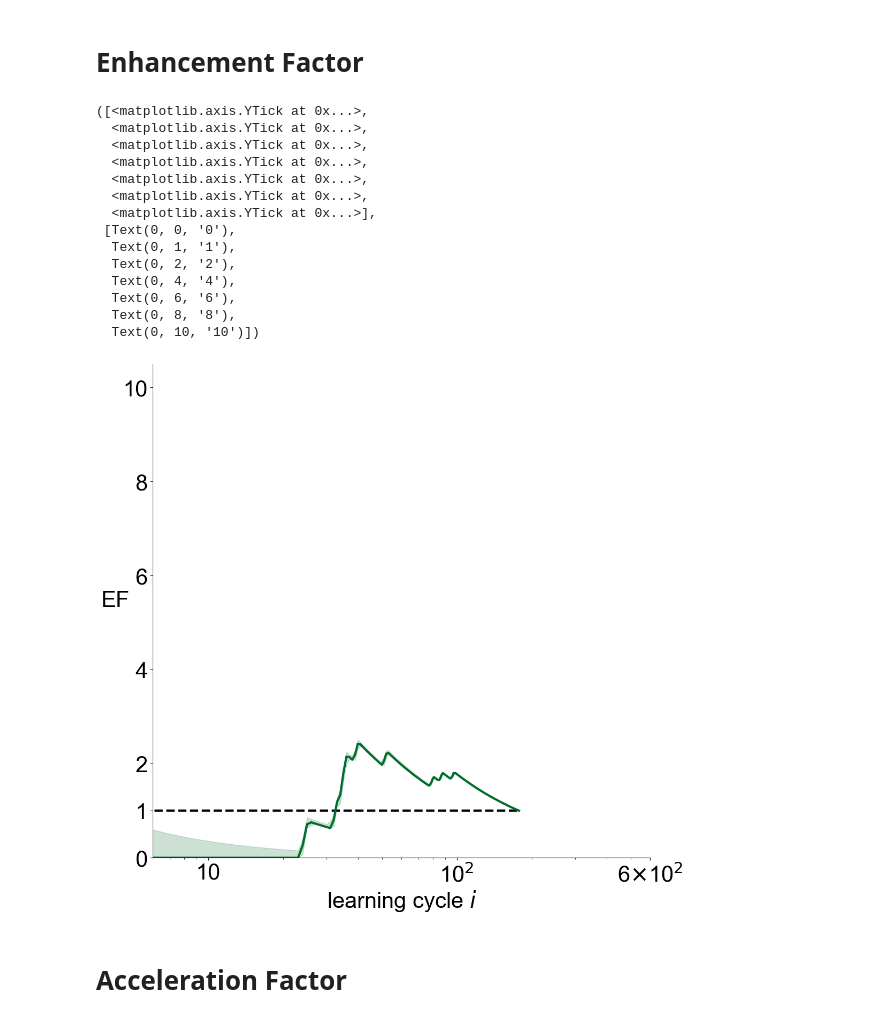
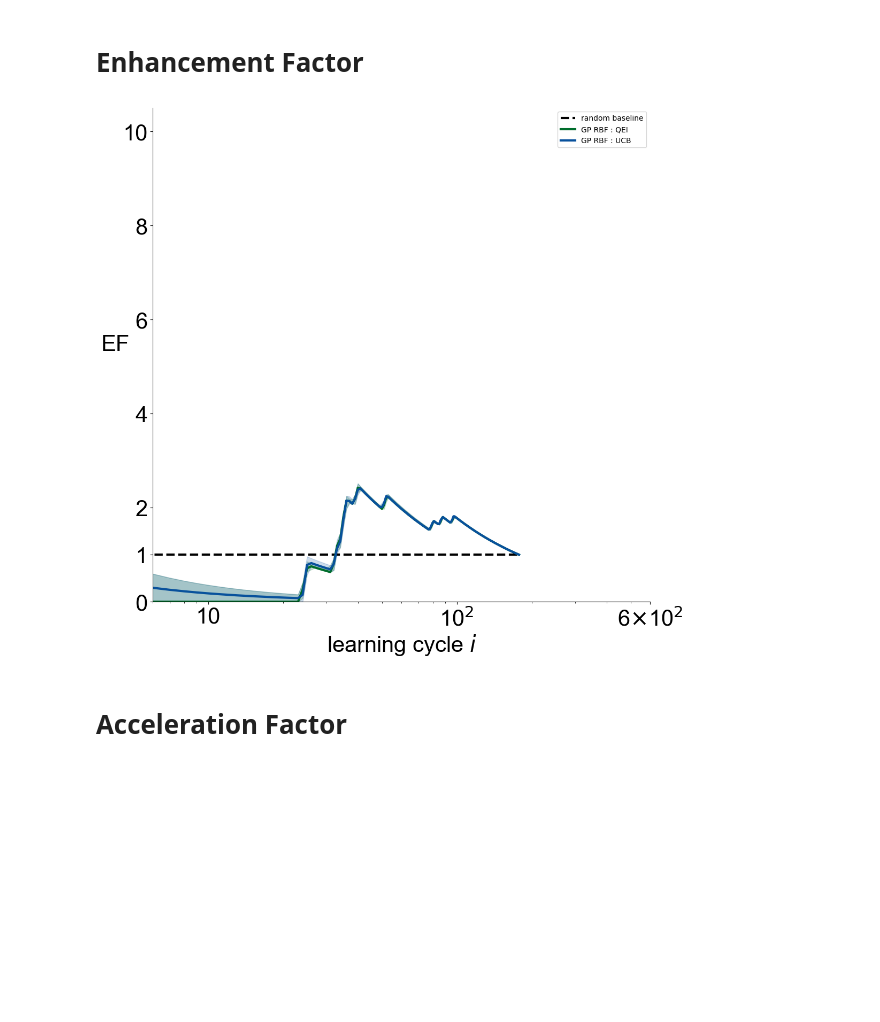
Before and after one commit to J-o-e-M/5835-Final-Project, a Jupyter notebook: Performance Visualization.ipynb, the cells around one changed output. Cells and saved outputs as stored; diff of their text form; code cells hidden in the pictures; blank space fills up the shorter version.

```diff
--- a/Performance Visualization.ipynb
+++ b/Performance Visualization.ipynb
@@ -65,7 +65,11 @@ top_indices = list(ds_grouped.sort_values(objective_name).head(n_top).index)
 # we therefore provide sample results for BO algorithm GP_Matern52_LCB2
 # please retrieve the following files from vis_demo_calc folder
 
-TopCount_collection_GP_Matern52_LCB2 = np.load('results_RBF_QEI.npy', allow_pickle = True)
+import pickle
+
+
+RBF_QEI = np.load('results_RBF_QEI.npy', allow_pickle = True)
+RBF_UCB = np.load('results_RBF_UCB.npy', allow_pickle = True)
 
 # Please replace the above line with the below code if you ran benchmarking framework on your own dataset and obtained results locally. .
 # test_run_results = np.load('test_run.npy', allow_pickle = True)
@@ -267,3 +225,7 @@ array([0.   , 0.   , 0.   , 0.   , 0.   , 0.   , 0.   , 0.   , 0.   ,
+# %%
+# Aggregating the performance
+RBF_QEI = avg_(TopPercent(RBF_QEI, n_top, N))
+RBF_UCB = avg_(TopPercent(RBF_UCB, n_top, N))
 # %%
 fig = plt.figure(figsize=(12,12))
 ax0 = fig.add_subplot(111)
@@ -318,43 +282,32 @@ def EF(x):
 # %%
 fig = plt.figure(figsize=(12,12))
 ax0 = fig.add_subplot(111)
 
 ax0.plot(np.linspace(1, N, N), np.ones(N),'--',color='black',label='random baseline', linewidth = 3)
 
-ax0.plot(np.arange(N) + 1, EF(np.round(TopPercent_GP_Matern52_LCB2[0].astype(np.double) / 0.005, 0) * 0.005), label = 'GP M52 : LCB$_{\overline{2}}$', color = '#006d2c', linewidth=3)
-ax0.fill_between(np.arange(N) + 1, EF(np.round(TopPercent_GP_Matern52_LCB2[1].astype(np.double) / 0.005, 0) * 0.005), EF(np.round(TopPercent_GP_Matern52_LCB2[2].astype(np.double) / 0.005, 0) * 0.005), color = '#006d2c', alpha=0.2)
+ax0.plot(np.arange(N) + 1, EF(np.round(RBF_QEI[0].astype(np.double) / 0.005, 0) * 0.005), label = 'GP RBF : QEI', color = '#006d2c', linewidth=3, )
+ax0.fill_between(np.arange(N) + 1, EF(np.round(RBF_QEI[1].astype(np.double) / 0.005, 0) * 0.005), EF(np.round(RBF_QEI[2].astype(np.double) / 0.005, 0) * 0.005), color = '#006d2c', alpha=0.2)
 
-
+ax0.plot(np.arange(N) + 1, EF(np.round(RBF_UCB[0].astype(np.double) / 0.005, 0) * 0.005), label = 'GP RBF : UCB', color = '#08519c', linewidth=3)
+ax0.fill_between(np.arange(N) + 1, EF(np.round(RBF_UCB[1].astype(np.double) / 0.005, 0) * 0.005), EF(np.round(RBF_UCB[2].astype(np.double) / 0.005, 0) * 0.005), color = '#08519c', alpha=0.2, )
 
 # the rest are for visualization purposes, please adjust for different needs
 
 ax0.set_ylabel('EF', fontsize=30, rotation = 'horizontal', fontname = 'Arial', labelpad = 10)
 ax0.set_xlabel('learning cycle $i$', fontsize=30, fontname = 'Arial')
 ax0.set_xlim([6, 600])
 ax0.set_ylim([0, 10.5])
 ax0.set_xscale('log')
 ax0.spines['right'].set_visible(False)
 ax0.spines['top'].set_visible(False)
 ax0.xaxis.set_tick_params(labelsize=30)
 ax0.yaxis.set_tick_params(labelsize=30)
 plt.xticks([10, 100, 600], ['10', '10$^{\mathsf{2}}$', '6$×$10$^{\mathsf{2}}$'],fontname = 'Arial')
 plt.yticks([0, 1, 2, 4, 6, 8, 10], ['0', '1', '2', '4', '6', '8', '10'], fontname = 'Arial')
+plt.legend()
+plt.show()
 # %% [output]
-([<matplotlib.axis.YTick at 0x...>,
-  <matplotlib.axis.YTick at 0x...>,
-  <matplotlib.axis.YTick at 0x...>,
-  <matplotlib.axis.YTick at 0x...>,
-  <matplotlib.axis.YTick at 0x...>,
-  <matplotlib.axis.YTick at 0x...>,
-  <matplotlib.axis.YTick at 0x...>],
- [Text(0, 0, '0'),
-  Text(0, 1, '1'),
-  Text(0, 2, '2'),
-  Text(0, 4, '4'),
-  Text(0, 6, '6'),
-  Text(0, 8, '8'),
-  Text(0, 10, '10')])
-[figure, old version]
+[figure, new version]
 # %% [markdown]
 # Acceleration Factor
 # %%
```
Also changed, not shown: parts of 4 cells of this notebook, 3 other files.
